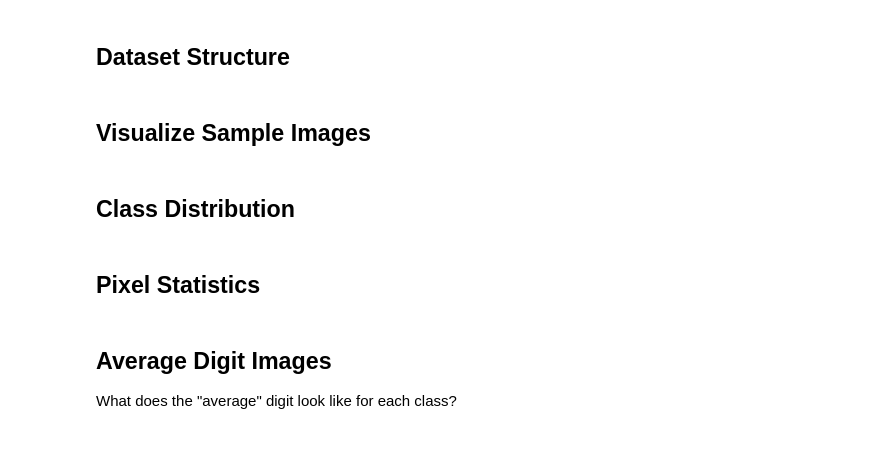
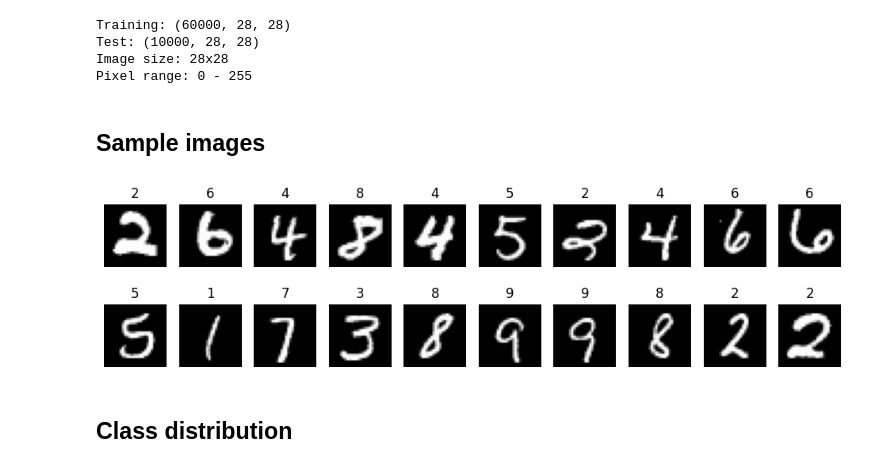
Before and after one commit to brunopfohl/digits, a Jupyter notebook: src/01_understanding_dataset.ipynb, the cells around one changed output. Cells and saved outputs as stored; diff of their text form; code cells hidden in the pictures.

```diff
--- a/src/01_understanding_dataset.ipynb
+++ b/src/01_understanding_dataset.ipynb
@@ -38,24 +29,25 @@ print(f"Test labels: {test_labels.shape}")
-# %% [markdown]
-## Dataset Structure
 # %%
-print(f"Image dimensions: {train_images.shape[1]}x{train_images.shape[2]} pixels")
-print(f"Pixel value range: [{train_images.min()}, {train_images.max()}]")
-print(f"Data type: {train_images.dtype}")
-print(f"Total pixels per image: {train_images.shape[1] * train_images.shape[2]}")
+print(f"Training: {train_images.shape}")
+print(f"Test: {test_images.shape}")
+print(f"Image size: {train_images.shape[1]}x{train_images.shape[2]}")
+print(f"Pixel range: {train_images.min()} - {train_images.max()}")
+# %% [output]
+Training: (60000, 28, 28)
+Test: (10000, 28, 28)
+Image size: 28x28
+Pixel range: 0 - 255
 # %% [markdown]
-## Visualize Sample Images
+## Sample images
 # %%
-fig, axes = plt.subplots(2, 10, figsize=(15, 3))
-fig.suptitle('MNIST Sample Images (20 random samples)', fontsize=14)
-
+fig, axes = plt.subplots(2, 10, figsize=(12, 3))
 for i in range(20):
     ax = axes[i // 10, i % 10]
-    idx = np.random.randint(0, len(train_images))
+    idx = np.random.randint(len(train_images))
     ax.imshow(train_images[idx], cmap='gray')
-    ax.set_title(f'{train_labels[idx]}', fontsize=10)
+    ax.set_title(train_labels[idx])
     ax.axis('off')
-
-plt.tight_layout()
 plt.show()
+# %% [output]
+[figure, added]
 # %% [markdown]
-## Class Distribution
+## Class distribution
@@ -98,2 +53,0 @@ plt.show()
-# %% [markdown]
-## Pixel Statistics
@@ -111,4 +53,0 @@ print(f"Image sparsity: {(1 - non_zero_pixels_train / 784) * 100:.1f}% pixels ar
-# %% [markdown]
-## Average Digit Images
-
-What does the "average" digit look like for each class?
```
Also changed, not shown: parts of 16 cells of this notebook, 3 other files.
